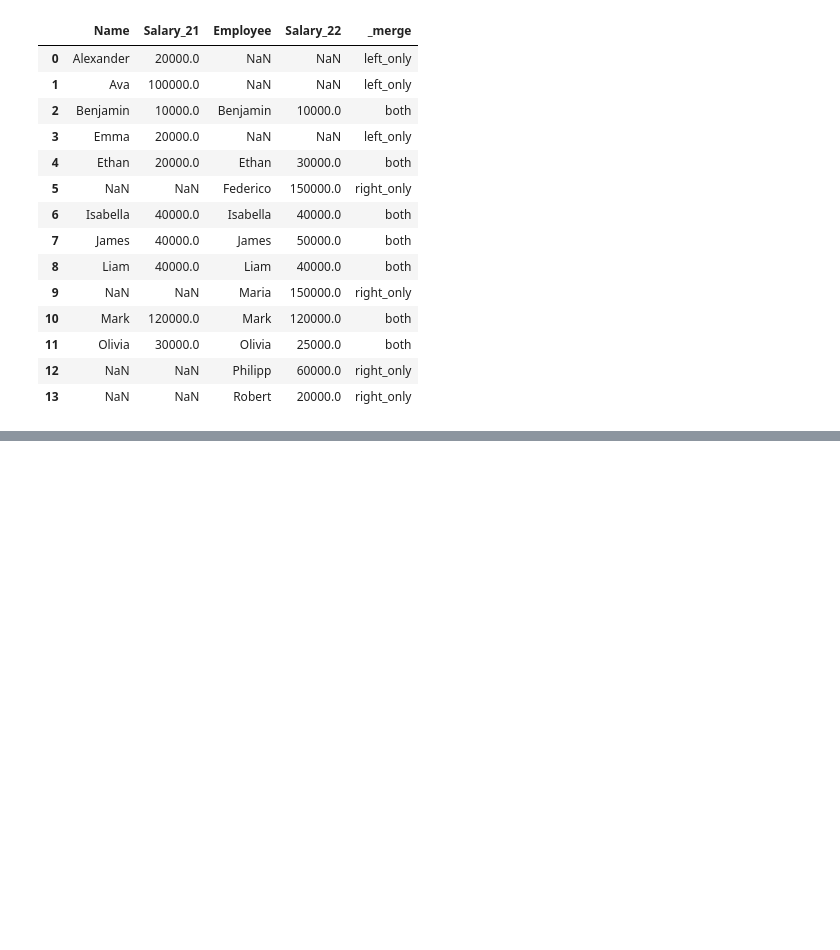
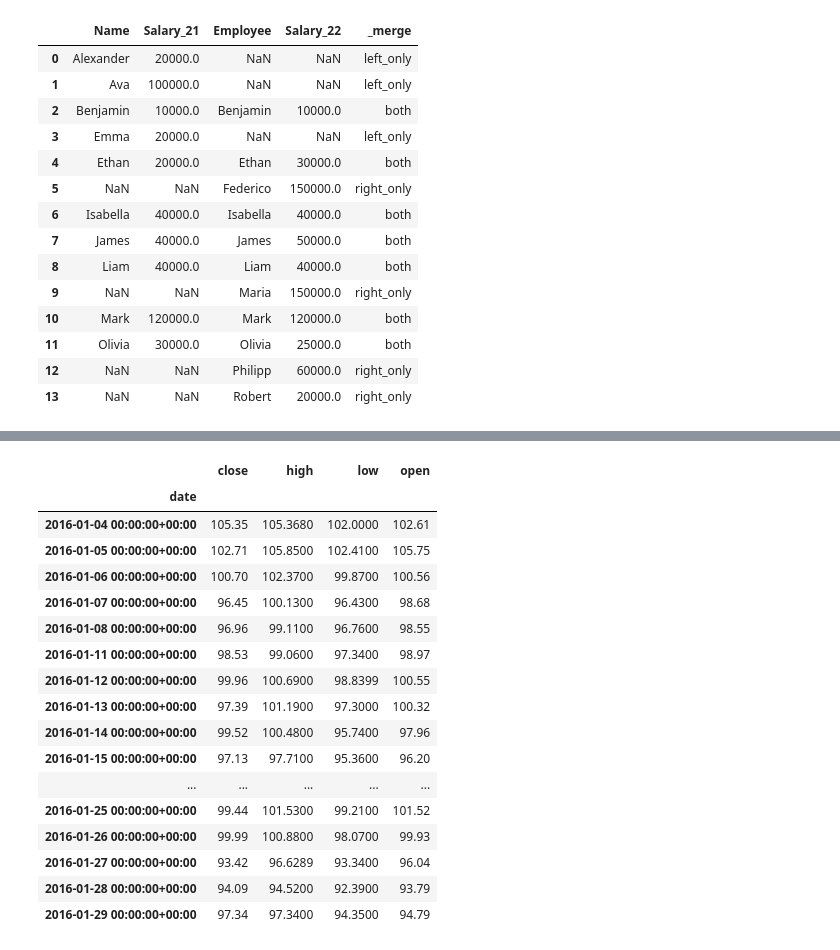
Before and after one commit to ayaboulabiar19/data_pipelines, a Jupyter notebook: learning_path/data_manipulation_with_pandas/data_manipulation.ipynb, the cells around one changed output, grey strips where cells are left out. Saved outputs shown, nothing was run; the diff lists cells and outputs as text; code cells hidden in the pictures; blank space fills up the shorter version.

```diff
--- a/learning_path/data_manipulation_with_pandas/data_manipulation.ipynb
+++ b/learning_path/data_manipulation_with_pandas/data_manipulation.ipynb
@@ -4684,0 +5136,4 @@ pd.merge(left=company21 , right=company22, how='outer',left_on='Name', right_on=
+# %%
+cols=['date','high','low','open','close']
+apple_stocks=pd.read_csv(r'C:\Users\IDEAL INFO\Documents\data_pipelines\AAPL.csv', usecols=cols)
+apple_stocks
@@ -4684,0 +5424,4 @@ pd.merge(left=company21 , right=company22, how='outer',left_on='Name', right_on=
+# %%
+#reindex()
+apple_stocks=pd.read_csv(r'C:\Users\IDEAL INFO\Documents\data_pipelines\AAPL.csv', usecols=cols ,index_col='date' ,parse_dates=['date'])
+apple_stocks.head(7)
@@ -4684,0 +5523,6 @@ pd.merge(left=company21 , right=company22, how='outer',left_on='Name', right_on=
+# %%
+
+#resample() : groups all dates by month
+#it's going to give us back the start of each month   as a group
+months=apple_stocks.resample('MS')
+months
@@ -4684,0 +5552,22 @@ pd.merge(left=company21 , right=company22, how='outer',left_on='Name', right_on=
+# %%
+#will give us all the values back for 2016
+months.get_group('2016-01-01 00:00:00+0000')
+# %% [output]
+|  | close | high | low | open |
+| date |  |  |  |  |
+| 2016-01-04 00:00:00+00:00 | 105.35 | 105.3680 | 102.0000 | 102.61 |
+| 2016-01-05 00:00:00+00:00 | 102.71 | 105.8500 | 102.4100 | 105.75 |
+| 2016-01-06 00:00:00+00:00 | 100.70 | 102.3700 | 99.8700 | 100.56 |
+| 2016-01-07 00:00:00+00:00 | 96.45 | 100.1300 | 96.4300 | 98.68 |
+| 2016-01-08 00:00:00+00:00 | 96.96 | 99.1100 | 96.7600 | 98.55 |
+| 2016-01-11 00:00:00+00:00 | 98.53 | 99.0600 | 97.3400 | 98.97 |
+| 2016-01-12 00:00:00+00:00 | 99.96 | 100.6900 | 98.8399 | 100.55 |
+| 2016-01-13 00:00:00+00:00 | 97.39 | 101.1900 | 97.3000 | 100.32 |
+| 2016-01-14 00:00:00+00:00 | 99.52 | 100.4800 | 95.7400 | 97.96 |
+| 2016-01-15 00:00:00+00:00 | 97.13 | 97.7100 | 95.3600 | 96.20 |
+| ... | ... | ... | ... | ... |
+| 2016-01-25 00:00:00+00:00 | 99.44 | 101.5300 | 99.2100 | 101.52 |
+| 2016-01-26 00:00:00+00:00 | 99.99 | 100.8800 | 98.0700 | 99.93 |
+| 2016-01-27 00:00:00+00:00 | 93.42 | 96.6289 | 93.3400 | 96.04 |
+| 2016-01-28 00:00:00+00:00 | 94.09 | 94.5200 | 92.3900 | 93.79 |
+| 2016-01-29 00:00:00+00:00 | 97.34 | 97.3400 | 94.3500 | 94.79 |
```
Also changed, not shown: parts of 91 cells of this notebook, 2 other files.
